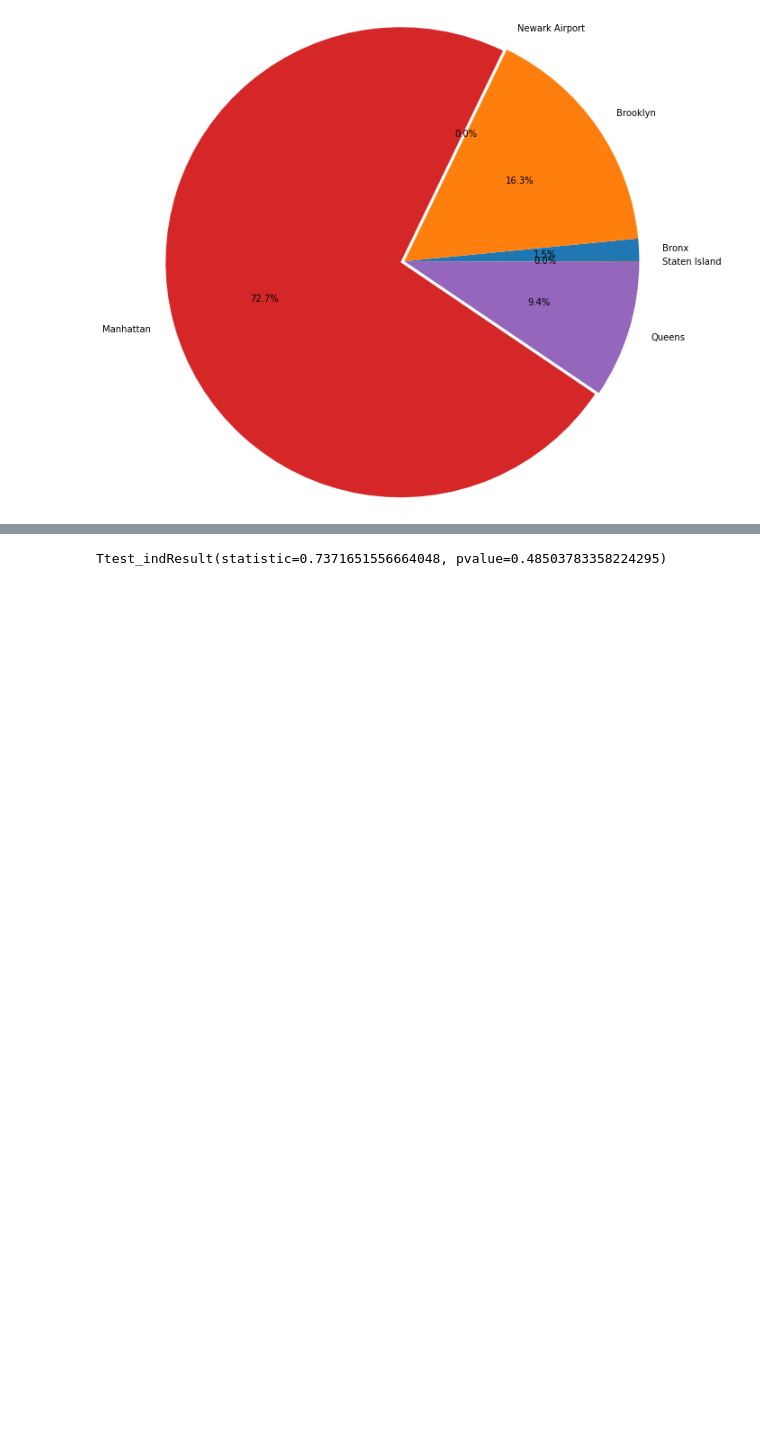
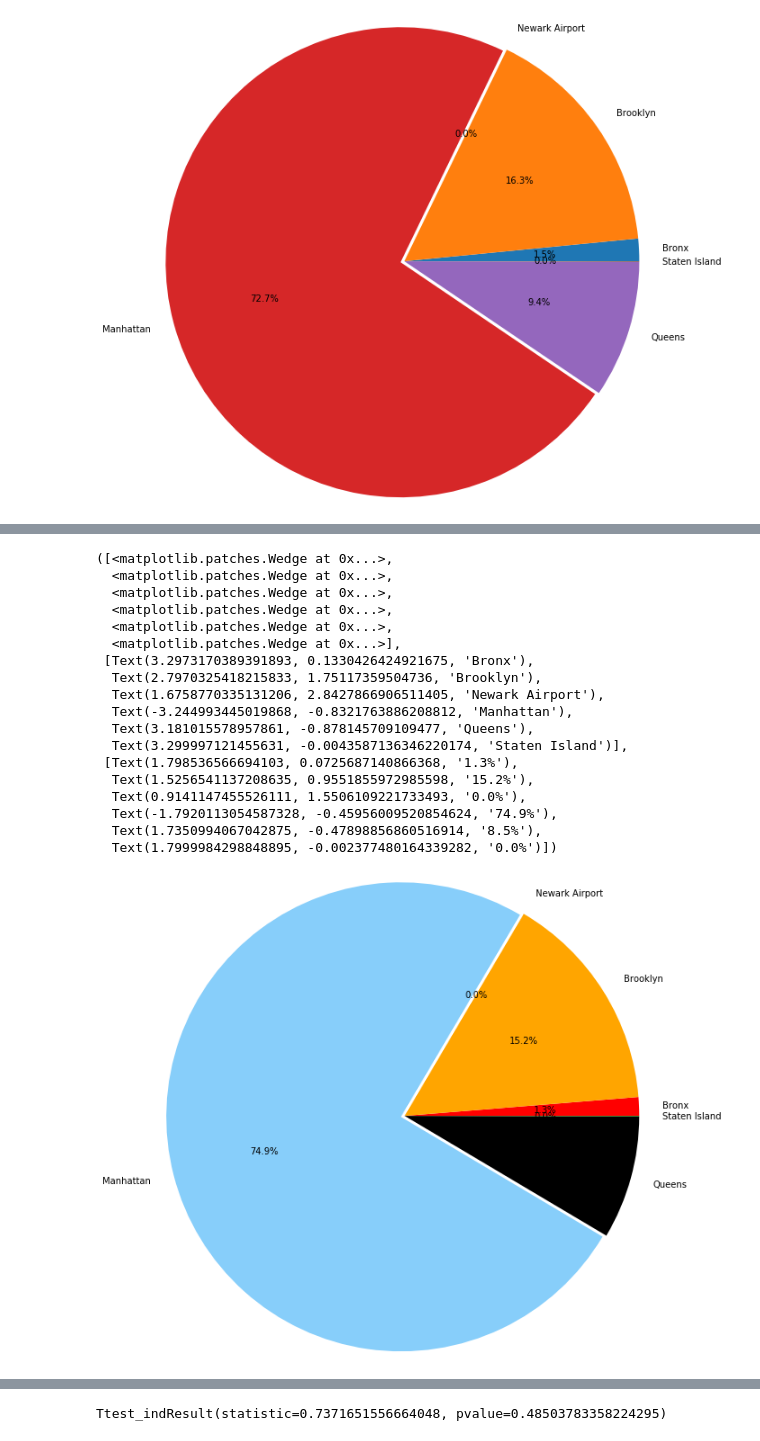
Before and after one commit to iliveonit/Project1-2020, a Jupyter notebook: UberWeather.ipynb, the cells around one changed output, grey strips where cells are left out. Drawn from its saved outputs; the diff is of its cells as text; code cells hidden in the pictures; blank space fills up the shorter version.

```diff
--- a/UberWeather.ipynb
+++ b/UberWeather.ipynb
@@ -182,0 +211,28 @@ plt.pie(pickups, explode=explode, labels = labels, autopct = "%1.1f%%", radius =
+# %%
+# LOW TEMPERATURE PIE CHART
+low_temp = bad_lotemp_df.groupby("Borough")
+labels = ["Bronx", "Brooklyn", "Newark Airport", "Manhattan", "Queens", "Staten Island"]
+colors = ["red", "orange", "lightcoral", "lightskyblue", "black", "green"]
+pickups_cold = low_temp["Pickups"].sum()
+explode = [0,0,0,.05,0,0]
+plt.pie(pickups_cold, explode=explode, labels = labels, colors = colors, autopct = "%1.1f%%", radius = 3)
+# %% [output]
+([<matplotlib.patches.Wedge at 0x...>,
+  <matplotlib.patches.Wedge at 0x...>,
+  <matplotlib.patches.Wedge at 0x...>,
+  <matplotlib.patches.Wedge at 0x...>,
+  <matplotlib.patches.Wedge at 0x...>,
+  <matplotlib.patches.Wedge at 0x...>],
+ [Text(3.2973170389391893, 0.1330426424921675, 'Bronx'),
+  Text(2.7970325418215833, 1.75117359504736, 'Brooklyn'),
+  Text(1.6758770335131206, 2.8427866906511405, 'Newark Airport'),
+  Text(-3.244993445019868, -0.8321763886208812, 'Manhattan'),
+  Text(3.181015578957861, -0.878145709109477, 'Queens'),
+  Text(3.299997121455631, -0.0043587136346220174, 'Staten Island')],
+ [Text(1.798536566694103, 0.0725687140866368, '1.3%'),
+  Text(1.5256541137208635, 0.9551855972985598, '15.2%'),
+  Text(0.9141147455526111, 1.5506109221733493, '0.0%'),
+  Text(-1.7920113054587328, -0.45956009520854624, '74.9%'),
+  Text(1.7350994067042875, -0.47898856860516914, '8.5%'),
+  Text(1.7999984298848895, -0.002377480164339282, '0.0%')])
+[figure, added]
```
Also changed, not shown: parts of 5 cells of this notebook.
